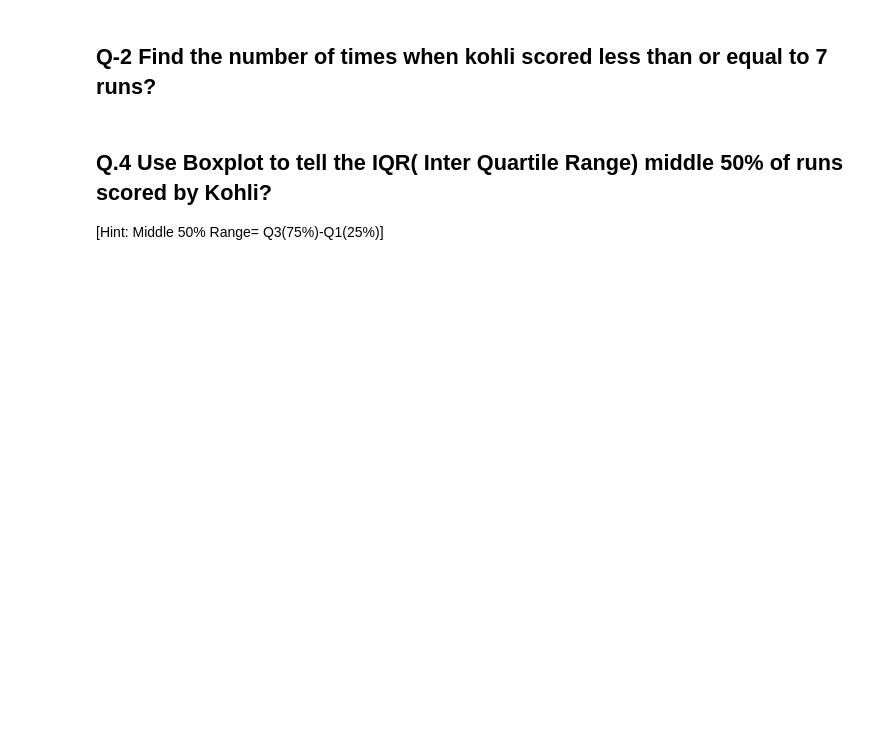
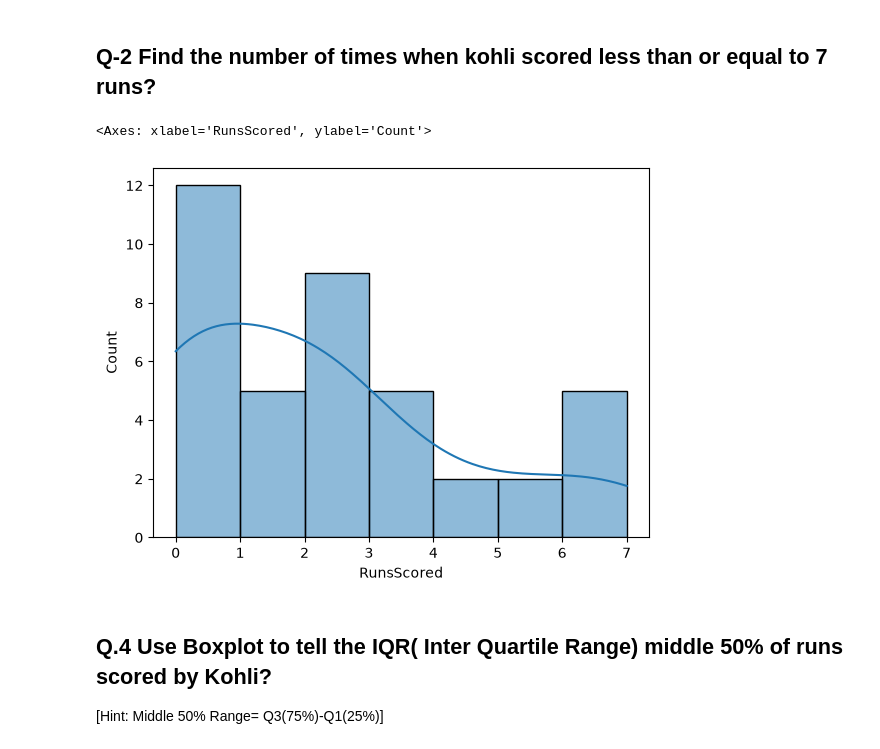
Before and after one commit to Gitey007/HCL-Projects, a Jupyter notebook: 01:10/Visualization_Kohli.ipynb, the cells around one changed output. Saved outputs shown, nothing was run; the diff lists cells and outputs as text; code cells hidden in the pictures; blank space fills up the shorter version.

```diff
--- a/01:10/Visualization_Kohli.ipynb
+++ b/01:10/Visualization_Kohli.ipynb
@@ -122,6 +122,12 @@ plt.pie(mydata['Dismissal'].value_counts(), labels=mydata['Dismissal'].value_cou
 [figure]
 # %% [markdown]
 ## Q-2 Find the number of times when kohli scored less than or equal to 7 runs?
+# %%
+dat = (mydata['RunsScored'] <= 7)
+sns.histplot(data=mydata[dat], x='RunsScored', bins=7, kde=True)
+# %% [output]
+<Axes: xlabel='RunsScored', ylabel='Count'>
+[figure, added]
 # %% [markdown]
 ## Q.4 Use Boxplot to tell the IQR( Inter Quartile Range) middle 50% of runs scored by Kohli?
 [Hint: Middle 50% Range= Q3(75%)-Q1(25%)]
```
Also changed, not shown: parts of 7 cells of this notebook.
